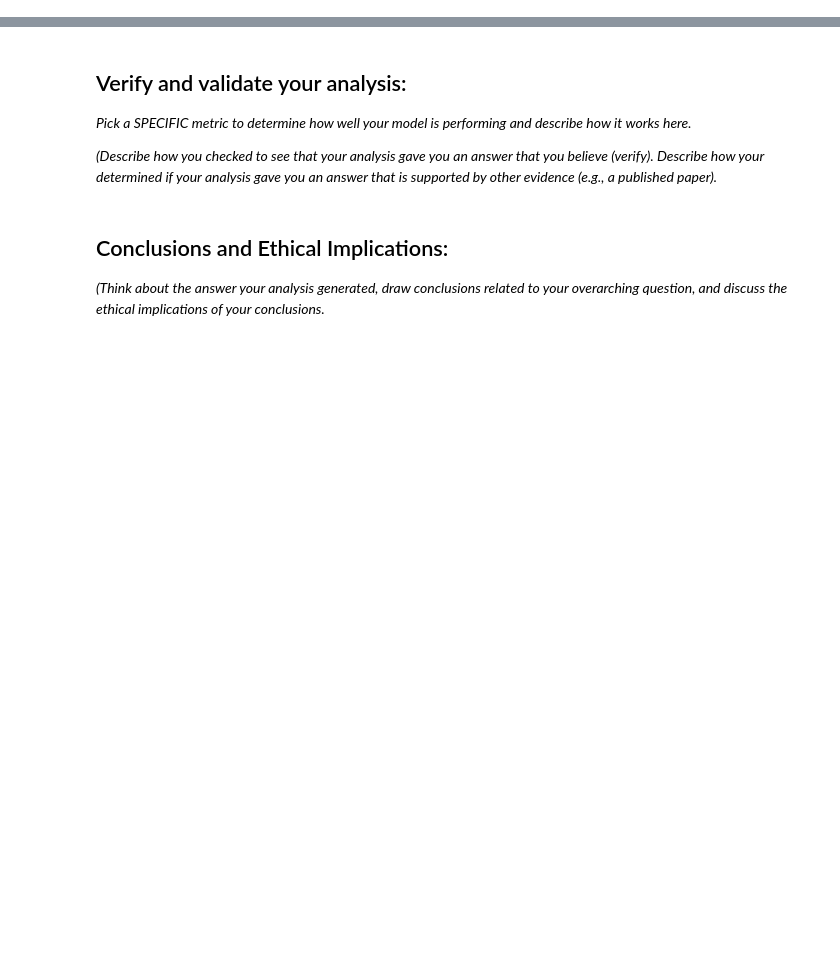
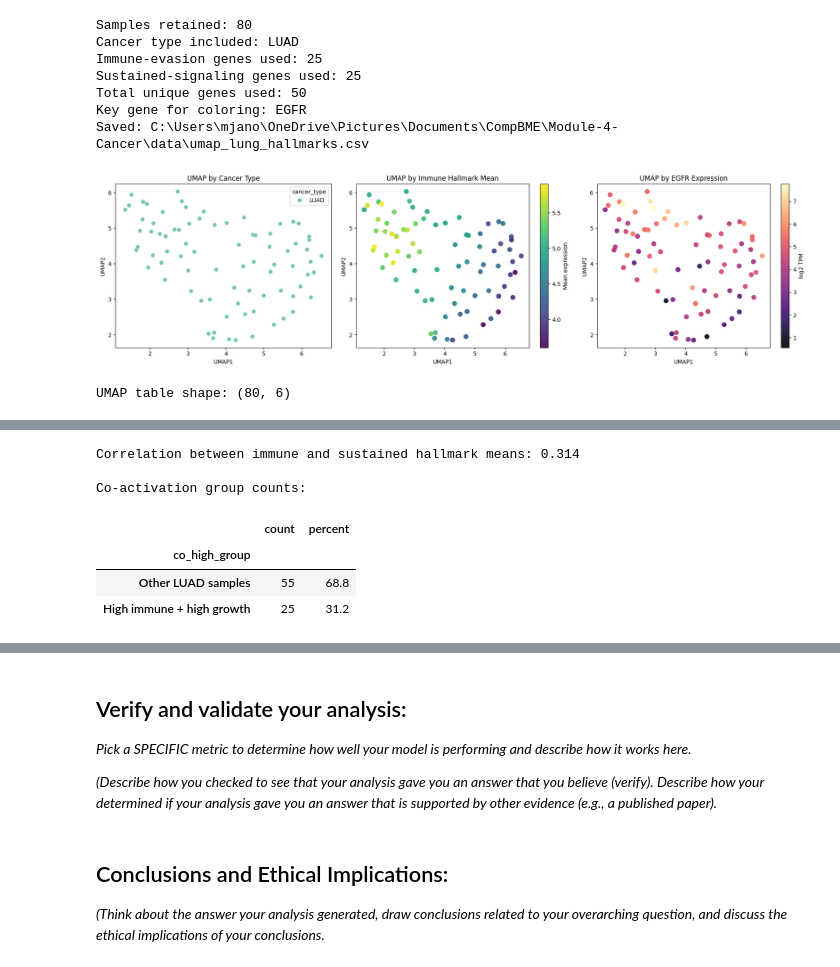
Before and after one commit to xxy8nq/Module-4-Cancer, a Jupyter notebook: code/Module 4-Sullivan-Janousek.ipynb, the cells around one changed output, grey strips where cells are left out. Drawn from its saved outputs; the diff is of its cells as text; code cells hidden in the pictures; blank space fills up the shorter version.

Commit message:
UMAP in Notebook

```diff
--- a/code/Module 4-Sullivan-Janousek.ipynb
+++ b/code/Module 4-Sullivan-Janousek.ipynb
@@ -189,0 +174,73 @@ The machine learning technique I am using is: *fill in and describe*
+# %%
+import runpy
+import numpy as np
+import pandas as pd
+import seaborn as sns
+import matplotlib.pyplot as plt
+
+# Run the LUAD-only UMAP pipeline and save embedding to ../data/umap_lung_hallmarks.csv
+_ = runpy.run_path("../code/UMAP.py")
+
+umap_df = pd.read_csv("../data/umap_lung_hallmarks.csv", index_col=0)
+print("UMAP table shape:", umap_df.shape)
+display(umap_df.head())
+
+# Quantify how strongly hallmark scores move together in the embedded LUAD samples
+hallmark_corr = umap_df[["immune_hallmark_mean", "sustained_hallmark_mean"]].corr().iloc[0, 1]
+print(f"Correlation between immune and sustained hallmark means: {hallmark_corr:.3f}")
+
+# Define high-expression groups relative to LUAD-specific medians
+immune_med = umap_df["immune_hallmark_mean"].median()
+growth_med = umap_df["sustained_hallmark_mean"].median()
+
+umap_df["immune_high"] = np.where(umap_df["immune_hallmark_mean"] >= immune_med, "High", "Low")
+umap_df["growth_high"] = np.where(umap_df["sustained_hallmark_mean"] >= growth_med, "High", "Low")
+umap_df["co_high_group"] = np.where(
+    (umap_df["immune_high"] == "High") & (umap_df["growth_high"] == "High"),
+    "High immune + high growth",
+    "Other LUAD samples",
+)
+
+group_counts = umap_df["co_high_group"].value_counts()
+group_pct = (group_counts / len(umap_df) * 100).round(1)
+print("\nCo-activation group counts:")
+display(pd.DataFrame({"count": group_counts, "percent": group_pct}))
+
+fig, axes = plt.subplots(1, 2, figsize=(14, 5))
+
+sns.scatterplot(
+    data=umap_df,
+    x="UMAP1",
+    y="UMAP2",
+    hue="co_high_group",
+    palette={"High immune + high growth": "crimson", "Other LUAD samples": "steelblue"},
+    alpha=0.9,
+    s=65,
+    ax=axes[0],
+)
+axes[0].set_title("LUAD UMAP: Co-activation Grouping")
+
+sns.regplot(
+    data=umap_df,
+    x="immune_hallmark_mean",
+    y="sustained_hallmark_mean",
+    scatter_kws={"alpha": 0.7, "s": 45},
+    line_kws={"color": "black"},
+    ax=axes[1],
+)
+axes[1].set_title("Hallmark Mean Expression Relationship (LUAD)")
+axes[1].set_xlabel("Immune-evasion hallmark mean")
+axes[1].set_ylabel("Sustained-growth hallmark mean")
+
+plt.tight_layout()
+plt.show()
+# %% [output]
+Samples retained: 80
+Cancer type included: LUAD
+Immune-evasion genes used: 25
+Sustained-signaling genes used: 25
+Total unique genes used: 50
+Key gene for coloring: EGFR
+Saved: C:\Users\mjano\OneDrive\Pictures\Documents\CompBME\Module-4-Cancer\data\umap_lung_hallmarks.csv
+[figure, added]
+UMAP table shape: (80, 6)
@@ -189,0 +254,7 @@ The machine learning technique I am using is: *fill in and describe*
+Correlation between immune and sustained hallmark means: 0.314
+
+Co-activation group counts:
+|  | count | percent |
+| co_high_group |  |  |
+| Other LUAD samples | 55 | 68.8 |
+| High immune + high growth | 25 | 31.2 |
```
Also changed, not shown: parts of 12 cells of this notebook.
